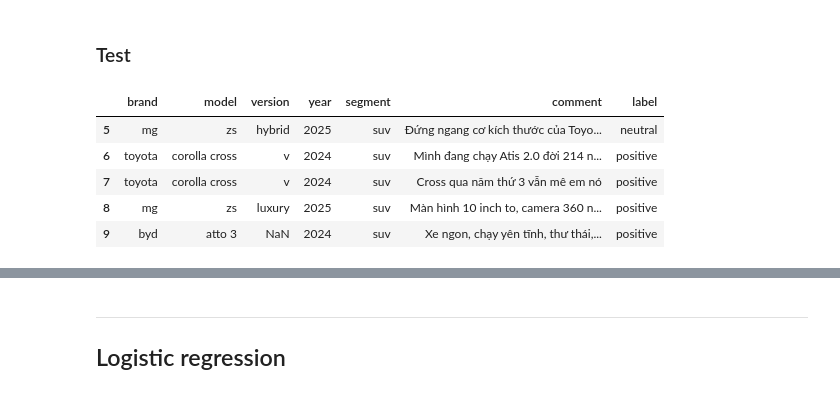
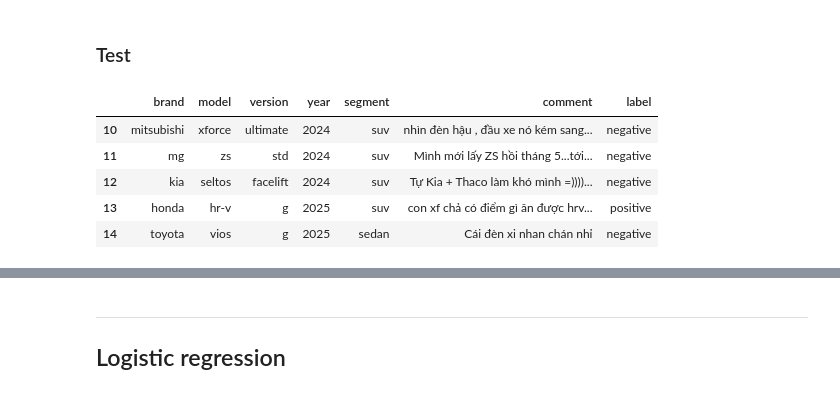
Before and after one commit to Avcuongy/nlp-project, a Jupyter notebook: notebooks/3_ml_models.ipynb, the cells around one changed output, grey strips where cells are left out. Cells and saved outputs as stored; diff of their text form; code cells hidden in the pictures.

```diff
--- a/notebooks/3_ml_models.ipynb
+++ b/notebooks/3_ml_models.ipynb
@@ -243,15 +240,15 @@ weighted avg       0.67      0.69      0.68      1040
 ### Test
 # %%
 df_test = pd.read_csv("../data/raw/test.csv")
-df_test = df_test.iloc[5:10,:]
+df_test = df_test.iloc[10:15,:]
 df_test
 # %% [output]
 |  | brand | model | version | year | segment | comment | label |
-| 5 | mg | zs | hybrid | 2025 | suv | Đứng ngang cơ kích thước của Toyo... | neutral |
-| 6 | toyota | corolla cross | v | 2024 | suv | Mình đang chạy Atis 2.0 đời 214 n... | positive |
-| 7 | toyota | corolla cross | v | 2024 | suv | Cross qua năm thứ 3 vẫn mê em nó | positive |
-| 8 | mg | zs | luxury | 2025 | suv | Màn hình 10 inch to, camera 360 n... | positive |
-| 9 | byd | atto 3 | NaN | 2024 | suv | Xe ngon, chạy yên tĩnh, thư thái,... | positive |
+| 10 | mitsubishi | xforce | ultimate | 2024 | suv | nhìn đèn hậu , đầu xe nó kém sang... | negative |
+| 11 | mg | zs | std | 2024 | suv | Mình mới lấy ZS hồi tháng 5...tới... | negative |
+| 12 | kia | seltos | facelift | 2024 | suv | Tự Kia + Thaco làm khó mình =))))... | negative |
+| 13 | honda | hr-v | g | 2025 | suv | con xf chả có điểm gì ăn được hrv... | positive |
+| 14 | toyota | vios | g | 2025 | sedan | Cái đèn xi nhan chán nhỉ | negative |
 # %%
 # Try prediction on some samples
 samples = df_test["comment"].tolist()
```
Also changed, not shown: parts of 8 cells of this notebook, 5 other files.
